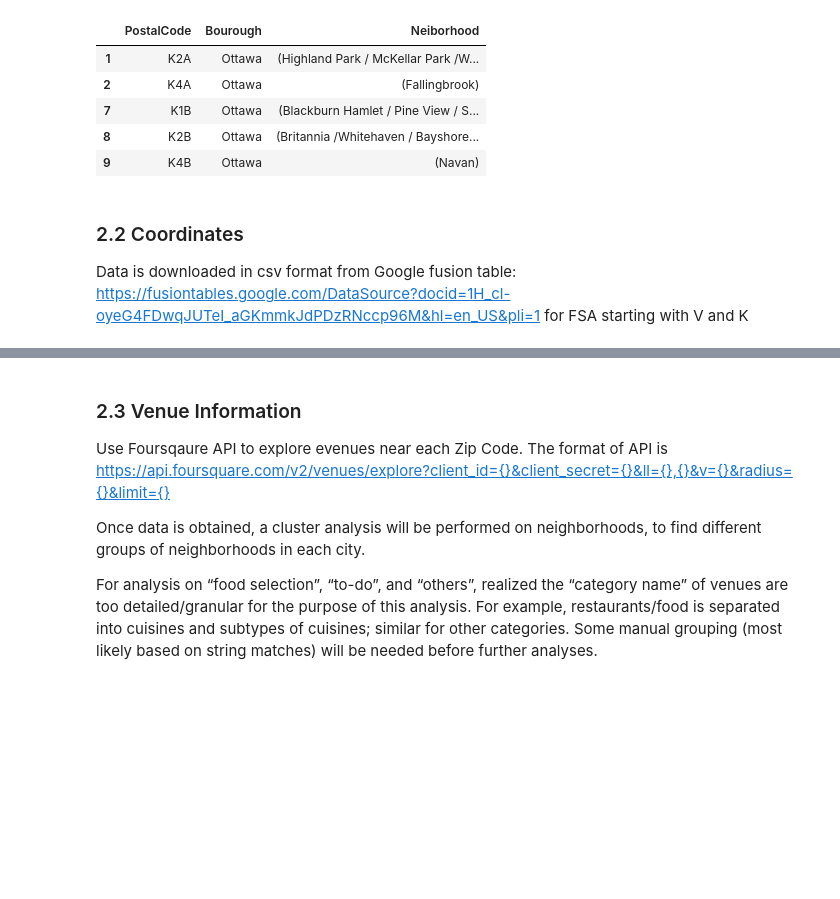
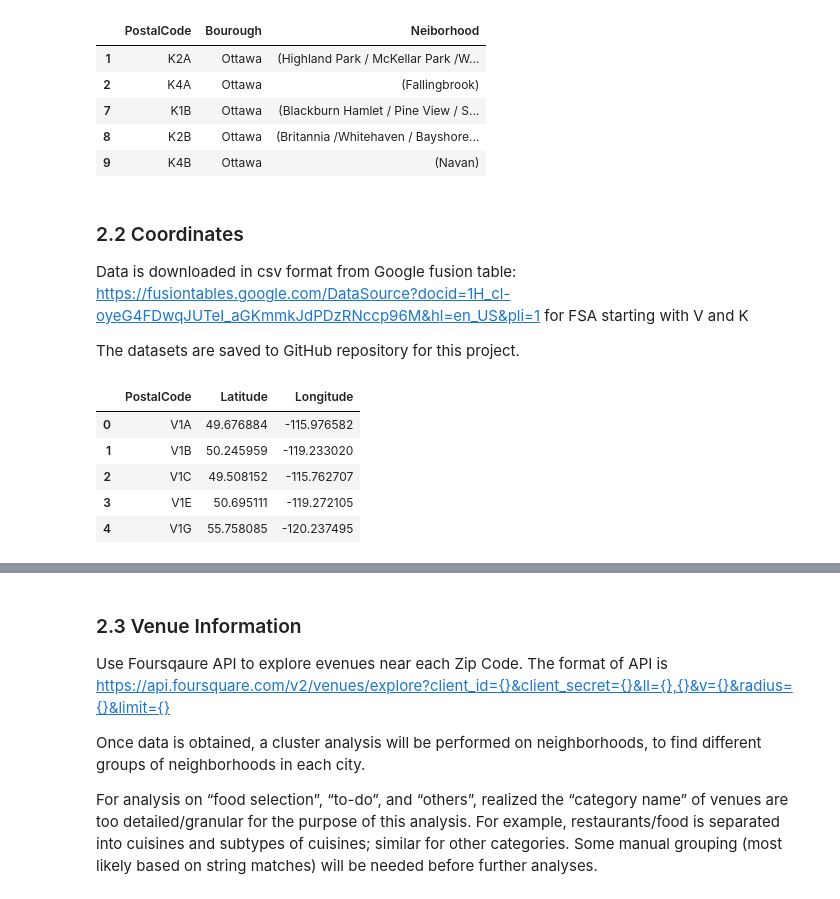
Before and after one commit to audrey-wj/Coursera_Capstone, a Jupyter notebook: Battle of Neighborhoods/Battle of Neighborhoods.ipynb, the cells around one changed output, grey strips where cells are left out. Cells and saved outputs as stored; diff of their text form; code cells hidden in the pictures; blank space fills up the shorter version.

```diff
--- a/Battle of Neighborhoods/Battle of Neighborhoods.ipynb
+++ b/Battle of Neighborhoods/Battle of Neighborhoods.ipynb
@@ -216,3 +216,20 @@ ottawa_data.head()
 Data is downloaded in csv format from Google fusion table:
 https://fusiontables.google.com/DataSource?docid=1H_cl-oyeG4FDwqJUTeI_aGKmmkJdPDzRNccp96M&hl=en_US&pli=1
 for FSA starting with V and K
+
+The datasets are saved to GitHub repository for this project.
+# %%
+# read csv from GitHub repository: FSA starting with V
+coordinate = pd.read_csv('https://raw.githubusercontent.com/audrey-wj/Coursera_Capstone/master/Battle%20of%20Neighborhoods/Postal%20Codes_V-filtered.csv')
+# original file is at individual Postal Code level. Grouping it by FSA (first 3 digit of the Postal Code)
+fsa_v = coordinate.groupby('FSA')[['Latitude','Longitude']].mean().reset_index()
+# renaming column "FSA" to "PostalCode" so the dataframe can be merged with Neiborhood dataframe
+fsa_v.rename(columns = {'FSA':'PostalCode'}, inplace = True)
+fsa_v.head()
+# %% [output]
+|  | PostalCode | Latitude | Longitude |
+| 0 | V1A | 49.676884 | -115.976582 |
+| 1 | V1B | 50.245959 | -119.233020 |
+| 2 | V1C | 49.508152 | -115.762707 |
+| 3 | V1E | 50.695111 | -119.272105 |
+| 4 | V1G | 55.758085 | -120.237495 |
```
Also changed, not shown: parts of 3 cells of this notebook.
